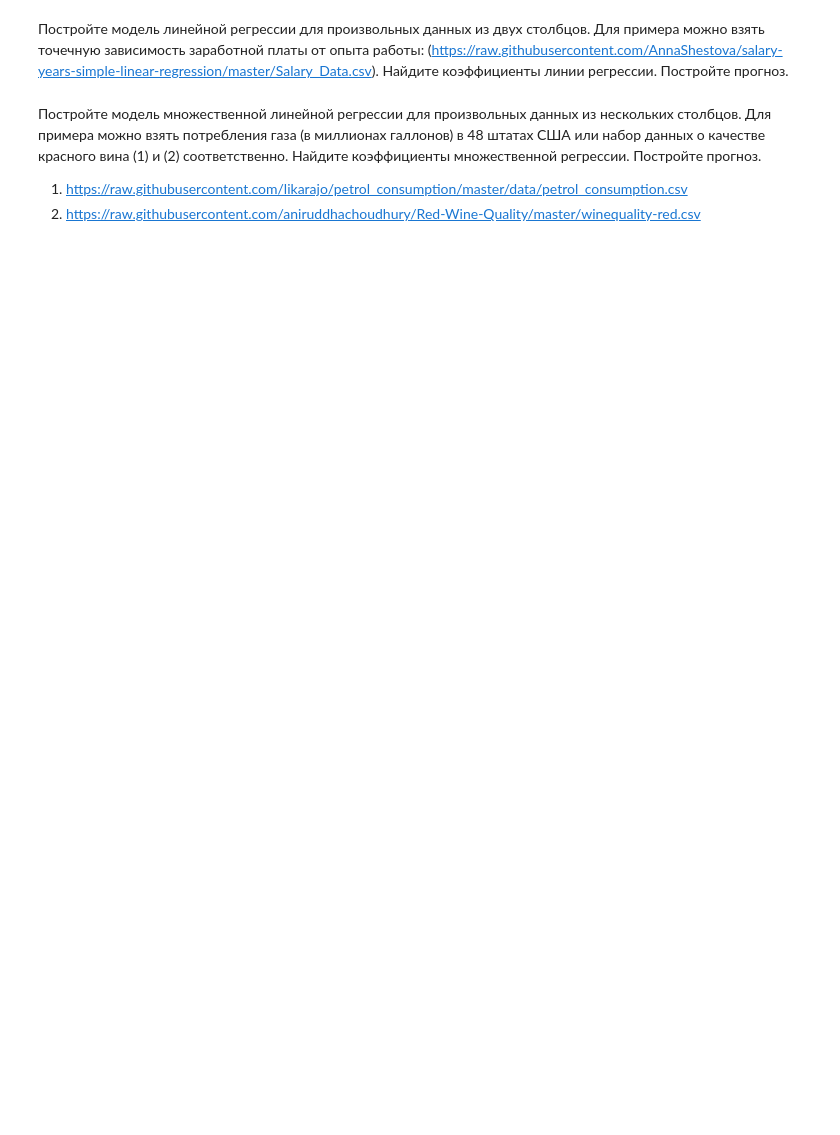
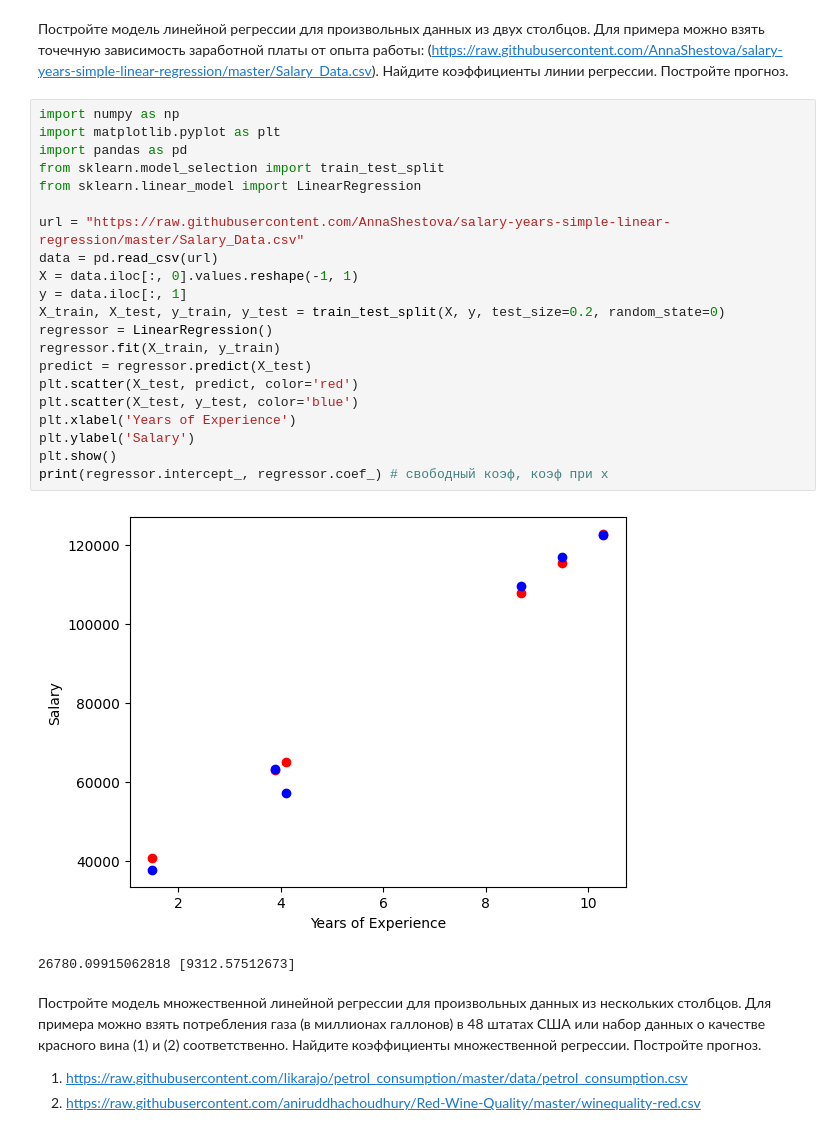
Before and after one commit to VolanD111/Main_Repository, a Jupyter notebook: Python/AI-sem2/WorkBook_4.ipynb, the cells around one changed output. Saved outputs shown, nothing was run; the diff lists cells and outputs as text; blank space fills up the shorter version.

```diff
--- a/Python/AI-sem2/WorkBook_4.ipynb
+++ b/Python/AI-sem2/WorkBook_4.ipynb
@@ -50,6 +80,30 @@ plt.show()
 Постройте модель линейной регрессии для произвольных данных из двух столбцов. Для примера можно взять точечную зависимость заработной платы от опыта работы:
 (https://raw.githubusercontent.com/AnnaShestova/salary-years-simple-linear-regression/master/Salary_Data.csv).
 Найдите коэффициенты линии регрессии. Постройте прогноз.
+# %%
+import numpy as np
+import matplotlib.pyplot as plt
+import pandas as pd
+from sklearn.model_selection import train_test_split
+from sklearn.linear_model import LinearRegression
+
+url = "https://raw.githubusercontent.com/AnnaShestova/salary-years-simple-linear-regression/master/Salary_Data.csv"
+data = pd.read_csv(url)
+X = data.iloc[:, 0].values.reshape(-1, 1)
+y = data.iloc[:, 1]
+X_train, X_test, y_train, y_test = train_test_split(X, y, test_size=0.2, random_state=0)
+regressor = LinearRegression()
+regressor.fit(X_train, y_train)
+predict = regressor.predict(X_test)
+plt.scatter(X_test, predict, color='red')
+plt.scatter(X_test, y_test, color='blue')
+plt.xlabel('Years of Experience')
+plt.ylabel('Salary')
+plt.show()
+print(regressor.intercept_, regressor.coef_) # свободный коэф, коэф при х
+# %% [output]
+[figure, added]
+26780.09915062818 [9312.57512673]
 # %% [markdown]
 Постройте модель множественной линейной регрессии для произвольных данных из нескольких столбцов. Для примера можно взять потребления газа (в миллионах галлонов) в 48 штатах США или набор данных о качестве красного вина (1) и (2) соответственно. Найдите коэффициенты множественной регрессии. Постройте прогноз.
 1. https://raw.githubusercontent.com/likarajo/petrol_consumption/master/data/petrol_consumption.csv
```
Also changed, not shown: parts of 3 cells of this notebook, 5 other files.
